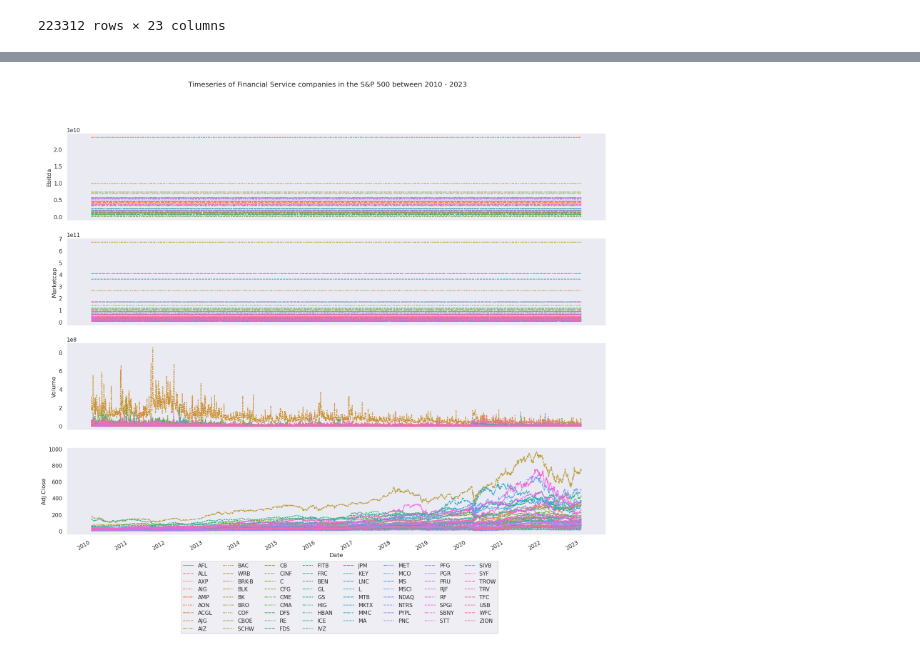
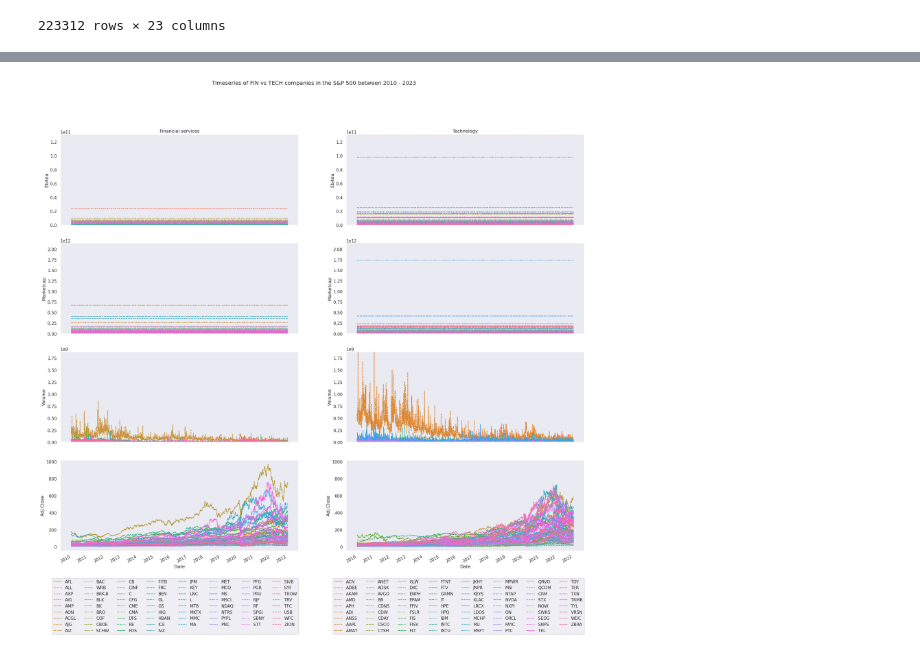
Before and after one commit to chrischank/jse40_sp500_hsi, a Jupyter notebook: notebooks/SP500_EDA.ipynb, the cells around one changed output, grey strips where cells are left out. Saved outputs shown, nothing was run; the diff lists cells and outputs as text; code cells hidden in the pictures.

```diff
--- a/notebooks/SP500_EDA.ipynb
+++ b/notebooks/SP500_EDA.ipynb
@@ -55,5 +62,6 @@ There are 495 unique companies
 # %%
 sp500_fin = sp500_df[sp500_df["Sector"] == "Financial Services"]
+sp500_tech = sp500_df[sp500_df["Sector"] == "Technology"]
 
 sp500_fin.sort_values(by = ["Ebitda"], ascending = False)
 # %% [output]
@@ -83,31 +89,66 @@ Error:
 # %%
 sns.set_theme(context = "notebook", style = "darkgrid", palette = "pastel")
 
-fig, axes = plt.subplots(4, 1, figsize = (20, 15), sharex = True)
-fig.suptitle("Timeseries of Financial Service companies in the S&P 500 between 2010 - 2023")
+fig, axes = plt.subplots(4, 2, figsize = (25, 20), sharex = True)
+fig.suptitle("Timeseries of FIN vs TECH companies in the S&P 500 between 2010 - 2023")
 
-EBIDTA_time = sns.lineplot(data = sp500_fin, x = "Date", y = "Ebitda", ax = axes[0],
+axes[0, 0].set_ylim(0, max(sp500_df["Ebitda"]))
+axes[0, 1].set_ylim(0, max(sp500_df["Ebitda"]))
+axes[1, 0].set_ylim(0, max(sp500_df["Marketcap"]))
+axes[1, 1].set_ylim(0, max(sp500_df["Marketcap"]))
+axes[2, 0].set_ylim(0, max(sp500_df["Volume"]))
+axes[2, 1].set_ylim(0, max(sp500_df["Volume"]))
+#axes[3, 0].set_ylim(0, max(sp500_df["Adj Close"]))
+#axes[3, 1].set_ylim(0, max(sp500_df["Adj Close"]))
+
+
+# Financial services on left column
+EBITDA_FINtime = sns.lineplot(data = sp500_fin, x = "Date", y = "Ebitda", ax = axes[0, 0],
                            hue = sp500_fin["Symbol"], style = sp500_fin["Symbol"], legend = False)
 
-CAP_time = sns.lineplot(data = sp500_fin, x = "Date", y = "Marketcap", ax = axes[1],
+CAP_FINtime = sns.lineplot(data = sp500_fin, x = "Date", y = "Marketcap", ax = axes[1, 0],
                         hue = sp500_fin["Symbol"], style = sp500_fin["Symbol"], legend = False)
 
-Volume_time = sns.lineplot(data = sp500_fin, x = "Date", y = "Volume", ax = axes[2],
+Volume_FINtime = sns.lineplot(data = sp500_fin, x = "Date", y = "Volume", ax = axes[2, 0],
                            hue = sp500_fin["Symbol"], style = sp500_fin["Symbol"], legend = False)
 
-AClose_time = sns.lineplot(data = sp500_fin, x = "Date", y = "Adj Close", ax = axes[3],
+AClose_FINtime = sns.lineplot(data = sp500_fin, x = "Date", y = "Adj Close", ax = axes[3, 0],
                            hue = sp500_fin["Symbol"], style = sp500_fin["Symbol"], legend = True)
 
-axes[3].legend(bbox_to_anchor = (.8, -0.3), borderaxespad = 0, ncol = 8)
+# Technology on
+EBITDA_TECHtime = sns.lineplot(data = sp500_tech, x = "Date", y = "Ebitda", ax = axes[0, 1],
+                           hue = sp500_tech["Symbol"], style = sp500_tech["Symbol"], legend = False).sharey(EBITDA_FINtime)
 
-for ax in axes:
+CAP_TECHtime = sns.lineplot(data = sp500_tech, x = "Date", y = "Marketcap", ax = axes[1, 1],
+                        hue = sp500_tech["Symbol"], style = sp500_tech["Symbol"], legend = False).sharey(CAP_FINtime)
+
+Volume_TECHtime = sns.lineplot(data = sp500_tech, x = "Date", y = "Volume", ax = axes[2, 1],
+                           hue = sp500_tech["Symbol"], style = sp500_tech["Symbol"], legend = False).sharey(Volume_FINtime)
+
+AClose_TECHtime = sns.lineplot(data = sp500_tech, x = "Date", y = "Adj Close", ax = axes[3, 1],
+                           hue = sp500_tech["Symbol"], style = sp500_tech["Symbol"], legend = True).sharey(AClose_FINtime)
+
+
+axes[3, 0].legend(bbox_to_anchor = (1, -0.3), borderaxespad = 0, ncol = 8)
+axes[0, 0].set_title("Financial services")
+
+axes[3, 1].legend(bbox_to_anchor = (1, -0.3), borderaxespad = 0, ncol = 8)
+axes[0, 1].set_title("Technology")
+
+for ax in axes[:, 0]:
     ax.xaxis.set_major_locator(mdates.YearLocator())
     ax.grid()
     for label in ax.get_xticklabels(which = 'major'):
         label.set(rotation = 30, horizontalalignment = 'right')
 
-plt.savefig("../reports/figures/Timeseries_s&p500.png", format = "png", bbox_inches = "tight")
+for ax in axes[:, 1]:
+    ax.xaxis.set_major_locator(mdates.YearLocator())
+    ax.grid()
+    for label in ax.get_xticklabels(which = 'major'):
+        label.set(rotation = 30, horizontalalignment = 'right')
+
+plt.savefig("../reports/figures/FINvsTECH_s&p500.png", format = "png", bbox_inches = "tight")
 
 plt.show()
 # %% [output]
-[figure, old version]
+[figure, new version]
```
Also changed, not shown: parts of 8 cells of this notebook.
